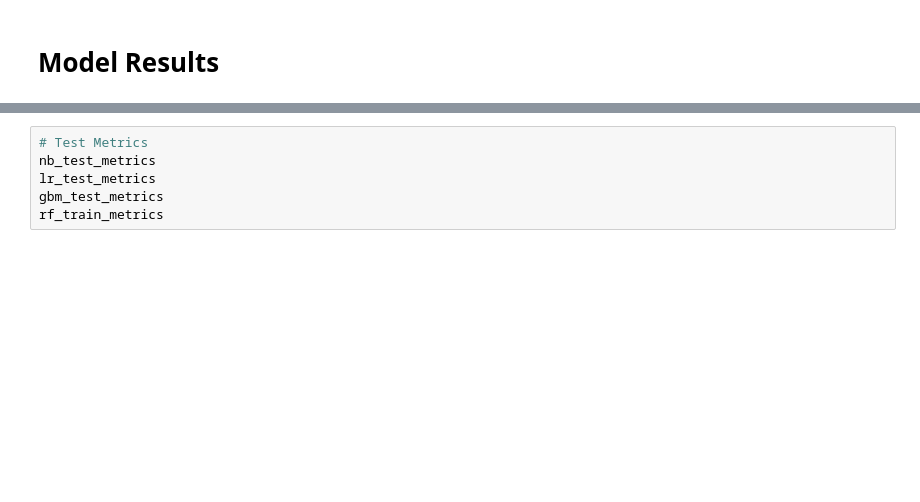
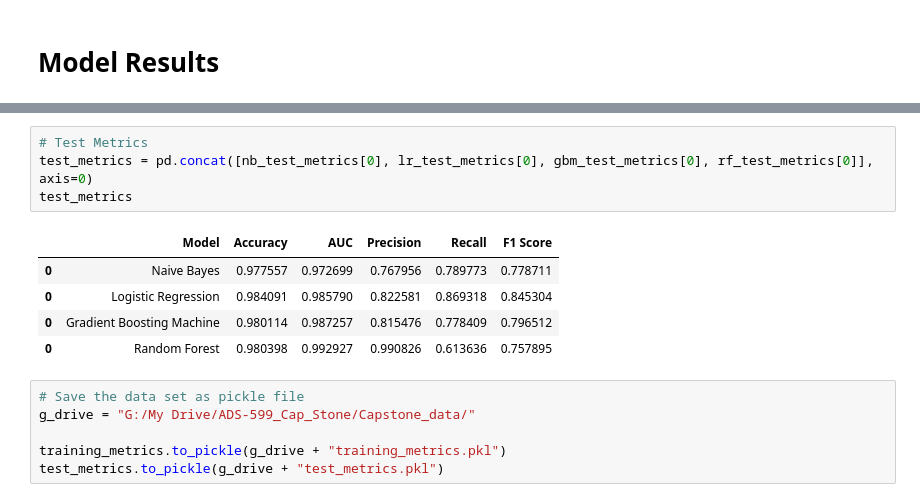
Before and after one commit to ADS-599-Team-2-Capstone/ADS-599-Capstone, a Jupyter notebook: Code Library Folder/Modeling.ipynb, the cells around one changed output, grey strips where cells are left out. Saved outputs shown, nothing was run; the diff lists cells and outputs as text; blank space fills up the shorter version.

```diff
--- a/Code Library Folder/Modeling.ipynb
+++ b/Code Library Folder/Modeling.ipynb
@@ -341,6 +355,16 @@ NameError: name 'nb_train_metrics' is not defined
 # %%
 # Test Metrics
-nb_test_metrics
-lr_test_metrics
-gbm_test_metrics
-rf_train_metrics
+test_metrics = pd.concat([nb_test_metrics[0], lr_test_metrics[0], gbm_test_metrics[0], rf_test_metrics[0]], axis=0)
+test_metrics
+# %% [output]
+|  | Model | Accuracy | AUC | Precision | Recall | F1 Score |
+| 0 | Naive Bayes | 0.977557 | 0.972699 | 0.767956 | 0.789773 | 0.778711 |
+| 0 | Logistic Regression | 0.984091 | 0.985790 | 0.822581 | 0.869318 | 0.845304 |
+| 0 | Gradient Boosting Machine | 0.980114 | 0.987257 | 0.815476 | 0.778409 | 0.796512 |
+| 0 | Random Forest | 0.980398 | 0.992927 | 0.990826 | 0.613636 | 0.757895 |
+# %%
+# Save the data set as pickle file
+g_drive = "G:/My Drive/ADS-599_Cap_Stone/Capstone_data/"
+
+training_metrics.to_pickle(g_drive + "training_metrics.pkl")
+test_metrics.to_pickle(g_drive + "test_metrics.pkl")
```
Also changed, not shown: parts of 14 cells of this notebook.
